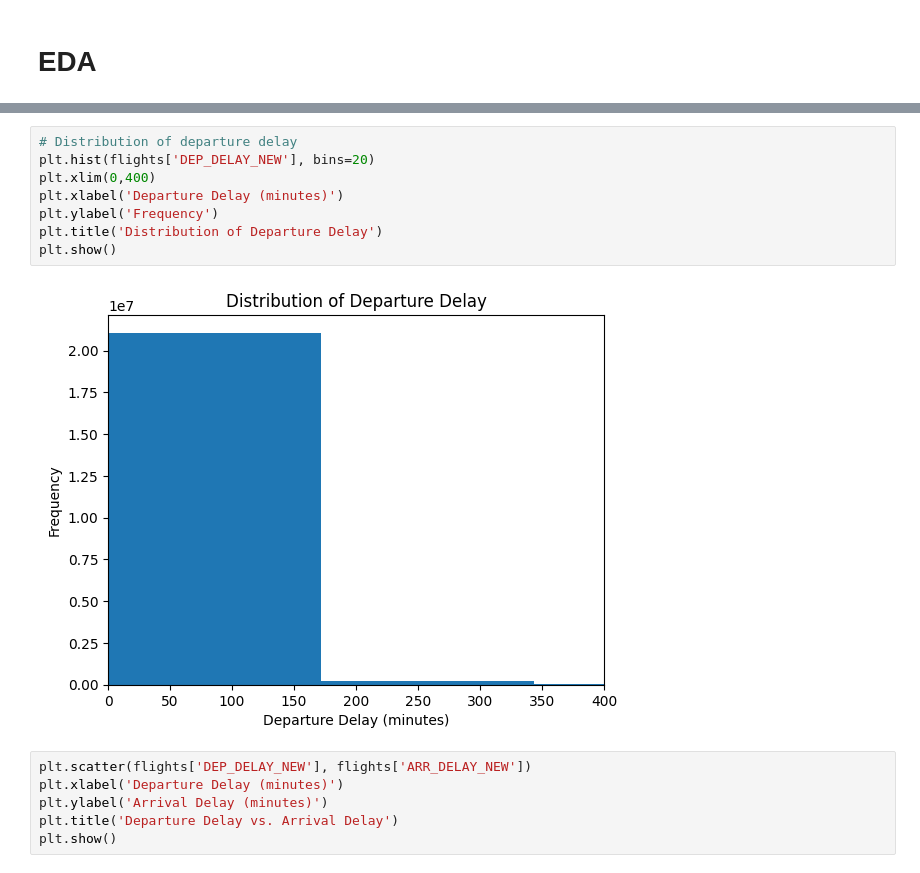
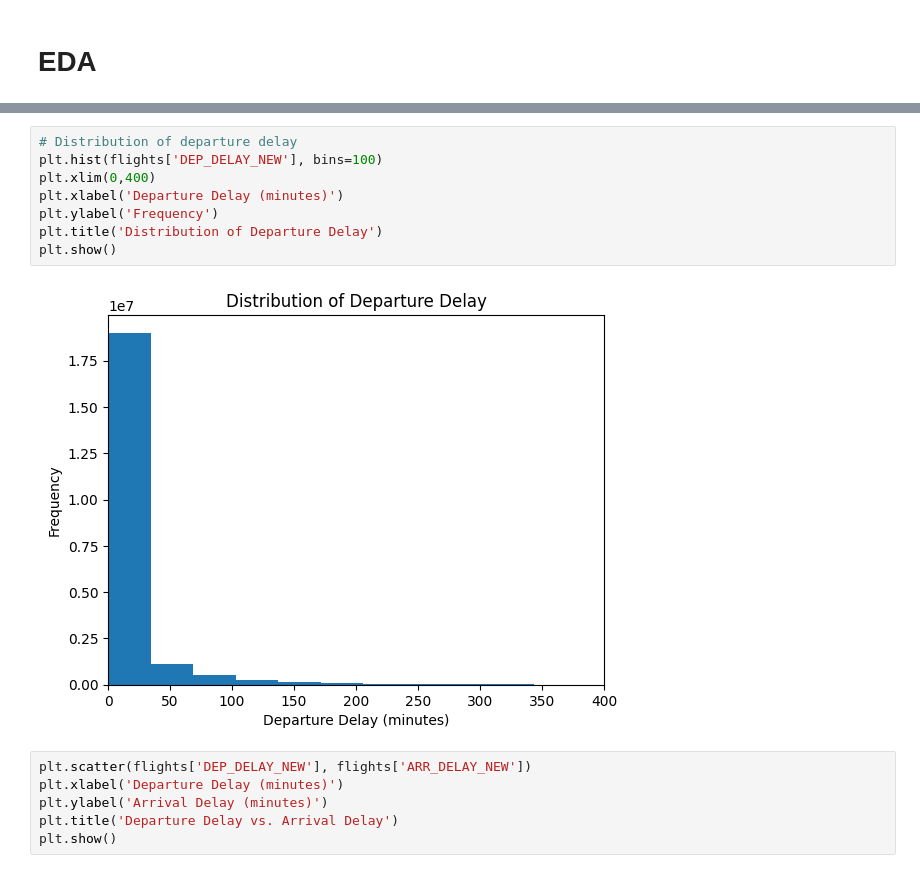
Before and after one commit to ssamat/COGS109, a Jupyter notebook: Final_Project_Template.ipynb, the cells around one changed output, grey strips where cells are left out. Cells and saved outputs as stored; diff of their text form.

```diff
--- a/Final_Project_Template.ipynb
+++ b/Final_Project_Template.ipynb
@@ -166,13 +160,13 @@ sns.heatmap(corrmat, vmax=.8, square=True)
 # %%
 # Distribution of departure delay
-plt.hist(flights['DEP_DELAY_NEW'], bins=20)
+plt.hist(flights['DEP_DELAY_NEW'], bins=100)
 plt.xlim(0,400)
 plt.xlabel('Departure Delay (minutes)')
 plt.ylabel('Frequency')
 plt.title('Distribution of Departure Delay')
 plt.show()
 # %% [output]
-[figure, old version]
+[figure, new version]
 # %%
 plt.scatter(flights['DEP_DELAY_NEW'], flights['ARR_DELAY_NEW'])
 plt.xlabel('Departure Delay (minutes)')
```
Also changed, not shown: parts of 5 cells of this notebook.
